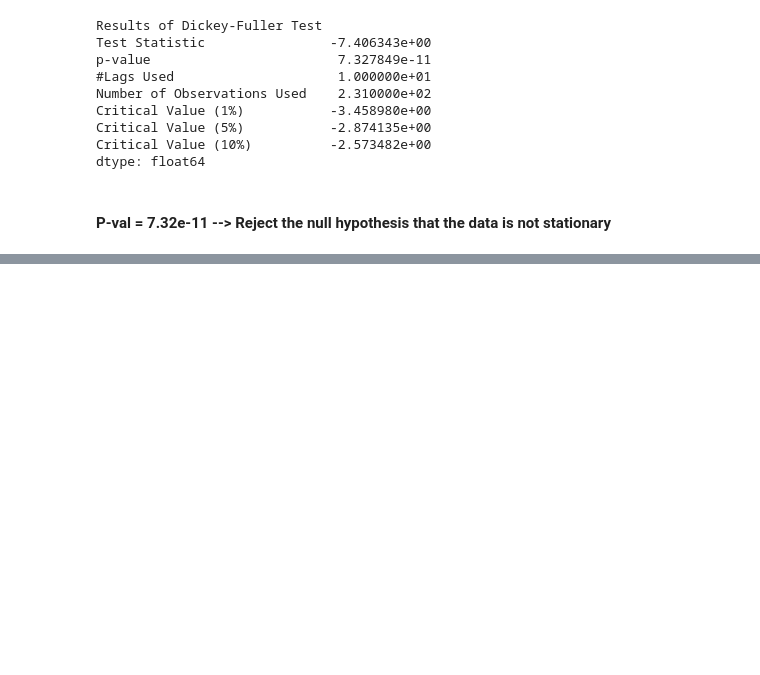
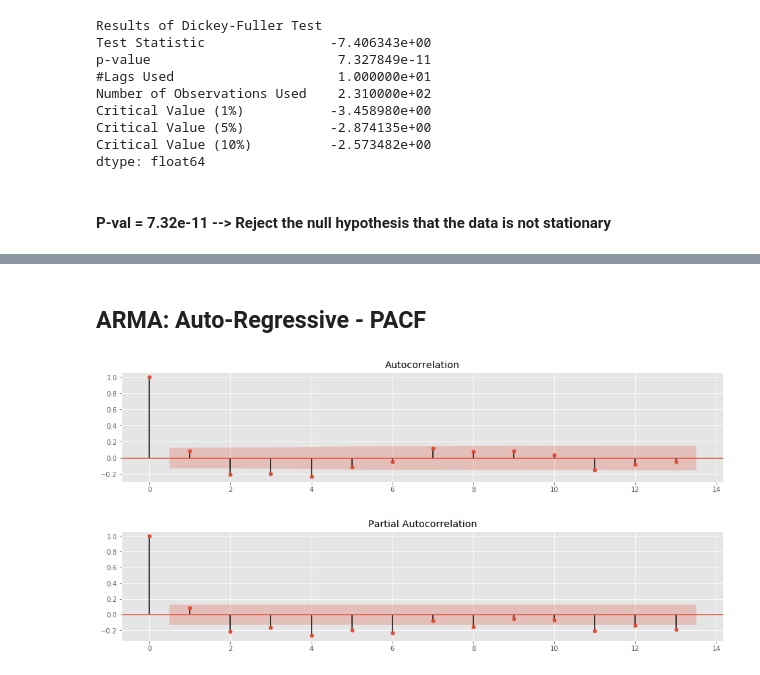
Before and after one commit to andrewcole33/xlv_time_series_analysis, a Jupyter notebook: XLV_time_series.ipynb, the cells around one changed output, grey strips where cells are left out. Drawn from its saved outputs; the diff is of its cells as text; code cells hidden in the pictures; blank space fills up the shorter version.

```diff
--- a/XLV_time_series.ipynb
+++ b/XLV_time_series.ipynb
@@ -140,0 +214,14 @@ dtype: float64
+# %% [markdown]
+## ARMA: Auto-Regressive - PACF
+# %%
+from statsmodels.graphics.tsaplots import plot_pacf
+from statsmodels.graphics.tsaplots import plot_acf
+
+fig, ax = plt.subplots(figsize = (16,3))
+plot_acf(xlv_log_decompose_diff, ax = ax, lags = 13);
+
+fig, ax = plt.subplots(figsize = (16,3))
+plot_pacf(xlv_log_decompose_diff, ax=ax, lags = 13);
+# %% [output]
+[figure, added]
+[figure, added]
```
Also changed, not shown: parts of 12 cells of this notebook, 2 other files.
